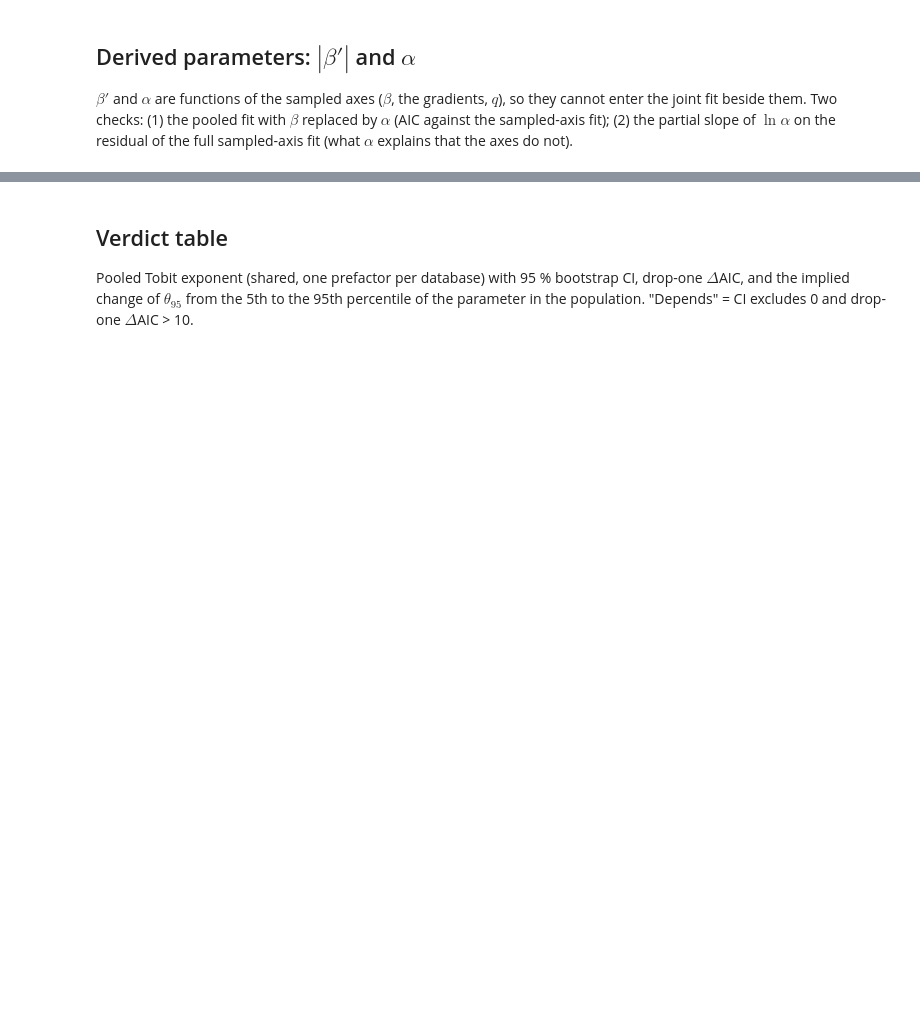
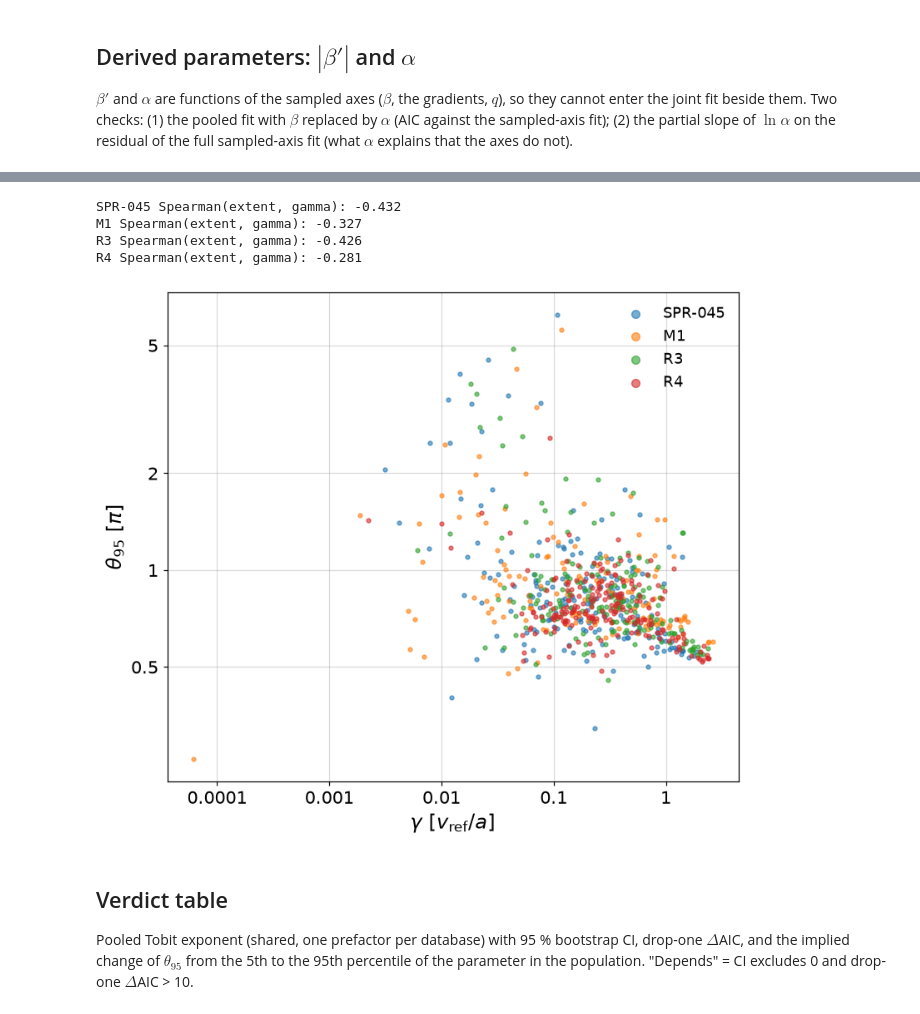
Before and after one commit to FelixWattsYork/General_Analysis, a Jupyter notebook: notebooks/KBM/kbm_extent_vs_physics_parameters.ipynb, the cells around one changed output, grey strips where cells are left out. Saved outputs shown, nothing was run; the diff lists cells and outputs as text; code cells hidden in the pictures; blank space fills up the shorter version.

Commit message:
kbm_extent_vs_physics_parameters: executed (Slurm 2720085), one database at a time, ideal ballooning, tail, fig4 (Fusion_PhD-kurr.2)

```diff
--- a/notebooks/KBM/kbm_extent_vs_physics_parameters.ipynb
+++ b/notebooks/KBM/kbm_extent_vs_physics_parameters.ipynb
@@ -18,6 +18,7 @@ from scipy import stats, optimize
 from matplotlib.ticker import StrMethodFormatter
 from dotenv import load_dotenv
 from pyrokinetics import PyroHypercube
+from pyrokinetics.diagnostics import Diagnostics
 from pyrokinetics.diagnostics.extent import Extent
 from pyrokinetics.pyroscan import PyroScanGKOutput
 
@@ -46,7 +47,7 @@ def plain_ticks(ax):
     "Log axes: 1-2-5 ticks inside the limits, plain {x:g} labels, no minor ticks."
     for axis, lim, setter in ((ax.xaxis, ax.get_xlim(), ax.set_xticks), (ax.yaxis, ax.get_ylim(), ax.set_yticks)):
         if axis.get_scale() != "log": continue
-        ticks = [m * 10.0 ** e for e in range(int(np.floor(np.log10(lim[0]))) - 1, int(np.ceil(np.log10(lim[1]))) + 1) for m in (1, 2, 5)]
+        ticks = [m * 10.0 ** e for e in range(int(np.floor(np.log10(lim[0]))) - 1, int(np.ceil(np.log10(lim[1]))) + 1) for m in ((1, 2, 5) if np.log10(lim[1] / lim[0]) <= 2 else (1,))]
         setter([v for v in ticks if lim[0] <= v <= lim[1]]); axis.set_major_formatter(StrMethodFormatter("{x:g}"))
         axis.set_minor_formatter(plt.NullFormatter()); axis.set_minor_locator(plt.NullLocator())
         (ax.set_xlim if axis is ax.xaxis else ax.set_ylim)(lim)
@@ -57,8 +54 @@ One `PyroHypercube` per database from its `pyroscan.json`, with its `pyroscan.nc
-# %%
-scans = {}
-for database in databases:
-    leaf = lhc / database / "kbm_free"
-    scans[database] = PyroHypercube(pyroscan_json=leaf / "pyroscan.json", load_base_pyro=True)
-    scans[database].load_gk_output(netcdf_file=leaf / "pyroscan.nc")
-    print(database, dict(scans[database].gk_output.data.sizes), "| species", scans[database].base_pyro.local_species.names)
 # %% [markdown]
@@ -116,20 +145,3 @@ Three samples per database: $\beta'$ (`beta_prime_input`) and every species' `tp
-# %%
-for database, scan in scans.items():
-    for sample_name in np.asarray(scan.gk_output.data.sample_name.values, dtype=str)[[3, 400, 900]]:
-        with xr.open_dataset(lhc / database / "kbm_free" / sample_name / "input.out.nc") as run_output:
-            deck = "\n".join(b"".join(line).decode().strip() for line in run_output["input_file"].values)
-        deck_beta_prime = float(re.search(r"beta_prime_input\s*=\s*([-\d.eE+]+)", deck).group(1))
-        deck_gradients = sorted(float(v) for v in re.findall(r"^\s*[tf]prim\s*=\s*([-\d.eE+]+)", deck, re.M))
-        row = samples[(samples.database == database) & (samples["sample"] == sample_name)].iloc[0]
-        pyro = scan.sample_pyro(sample_name)
-        species = pyro.local_species
-        ions = [name for name in species.names if name != "electron"]
-        for ion in ions:
-            species[ion].inverse_ln = species.electron.inverse_ln
-            species[ion].inverse_lt = species[ions[0]].inverse_lt
-        species.enforce_quasineutrality("electron")
-        pyro_gradients = sorted([float(species[s].inverse_lt.m) for s in species.names] + [float(species[s].inverse_ln.m) for s in species.names])
-        print(f"{database} {sample_name}: beta' deck {deck_beta_prime:+.6f} notebook {-row.beta_prime:+.6f} | gradients max |diff| {np.max(np.abs(np.array(deck_gradients) - pyro_gradients)):.1e}")
 # %% [markdown]
 ## Population and counts
 
@@ -186,5 +222,6 @@ for group in databases + ["pooled"]:
     fits[group] = tobit(data, sampled, intercepts)
     drop_one[group] = {name: tobit(data, [p for p in sampled if p != name], intercepts, n_boot=0)["aic"] - fits[group]["aic"] for name in sampled}
     ci = dict(zip(sampled, fits[group]["ci"][fits[group]["n_intercepts"]:]))
-    print(f"{group} (n={fits[group]['n']}, censored {fits[group]['n_censored']}, sigma {fits[group]['sigma']:.3f}):")
+    fits[group]["r2"] = 1 - fits[group]["sigma"] ** 2 / np.var(np.log(data.extent))
+    print(f"{group} (n={fits[group]['n']}, censored {fits[group]['n_censored']}, sigma {fits[group]['sigma']:.3f}, R2 {fits[group]['r2']:.3f}, var(ln extent) {np.var(np.log(data.extent)):.3f}):")
     print("   " + "  ".join(f"{name} {slope:+.3f}±{ci[name]:.3f} [dAIC {drop_one[group][name]:+.1f}]" for name, slope in slopes(fits[group]).items()))
@@ -229,3 +331,20 @@ for name in derived:
+# %%
+for database in databases:
+    data = population[population.database == database]
+    print(database, "Spearman(extent, gamma):", round(stats.spearmanr(data.extent, data.gamma).statistic, 3))
+fig, ax = plt.subplots(figsize=(7, 6))
+for database in databases:
+    data = population[population.database == database]
+    ax.scatter(data.gamma, data.extent, s=10, alpha=0.6, c=colour[database], label=database)
+ax.set_xscale("log"); ax.set_yscale("log"); ax.set_xlabel(r"$\gamma$ [$v_{\rm ref}/a$]"); ax.set_ylabel(r"$\theta_{95}$ [$\pi$]"); plain_ticks(ax)
+ax.legend(markerscale=2)
+fig.savefig(plot_dir / "fig4_extent_vs_growth_rate.png")
+# %% [output]
+SPR-045 Spearman(extent, gamma): -0.432
+M1 Spearman(extent, gamma): -0.327
+R3 Spearman(extent, gamma): -0.426
+R4 Spearman(extent, gamma): -0.281
+[figure, added]
 # %% [markdown]
 ## Verdict table
 
```
Also changed, not shown: parts of 19 cells of this notebook.
